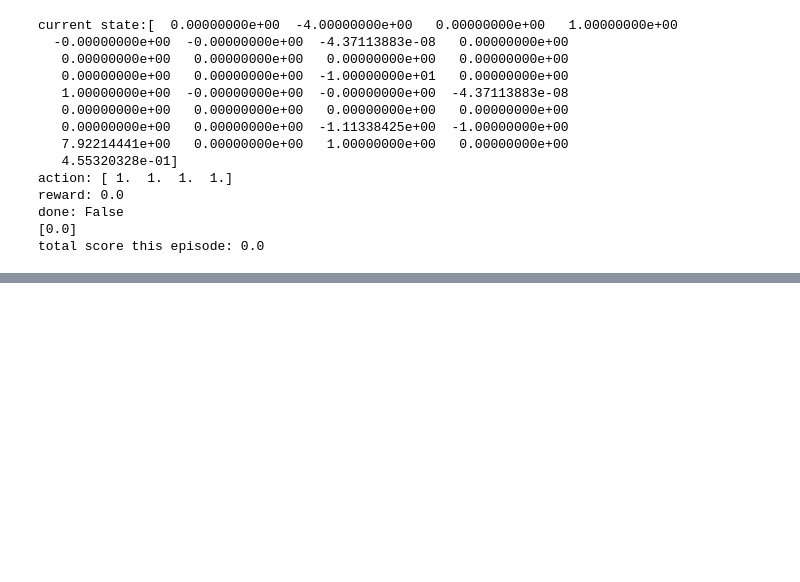
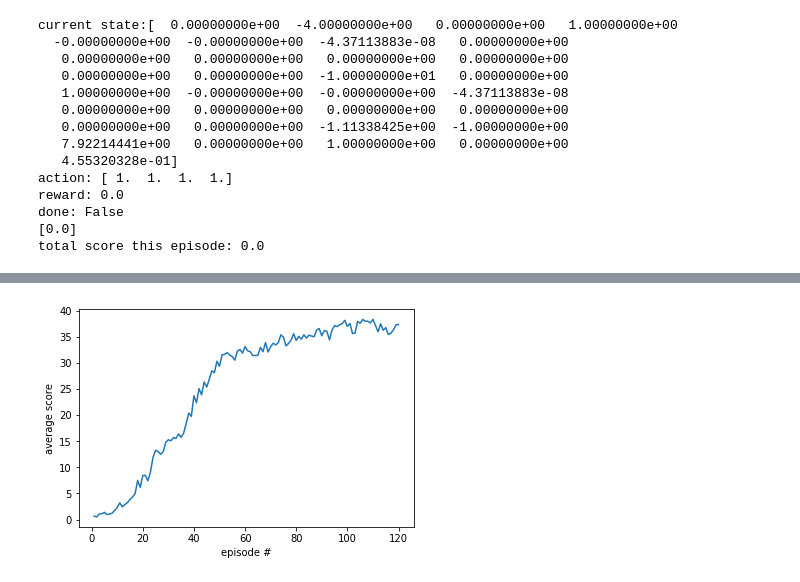
Before and after one commit to kamccall/udacity-unityMLagents-continuousControl, a Jupyter notebook: Continuous_Control.ipynb, the cells around one changed output, grey strips where cells are left out. Cells and saved outputs as stored; diff of their text form; code cells hidden in the pictures; blank space fills up the shorter version.

```diff
--- a/Continuous_Control.ipynb
+++ b/Continuous_Control.ipynb
@@ -241,0 +318,12 @@ plt.show()
+# %%
+# plot the average score across the agents
+score_array = np.asarray(scores)
+score_agent_ave = np.mean(score_array, axis = 1)
+fig = plt.figure()
+ax = fig.add_subplot(111)
+plt.plot(range(1,len(score_agent_ave)+1), score_agent_ave)
+plt.xlabel('episode #')
+plt.ylabel('average score')
+plt.show()
+# %% [output]
+[figure, added]
```
Also changed, not shown: parts of 9 cells of this notebook, 10 other files.
